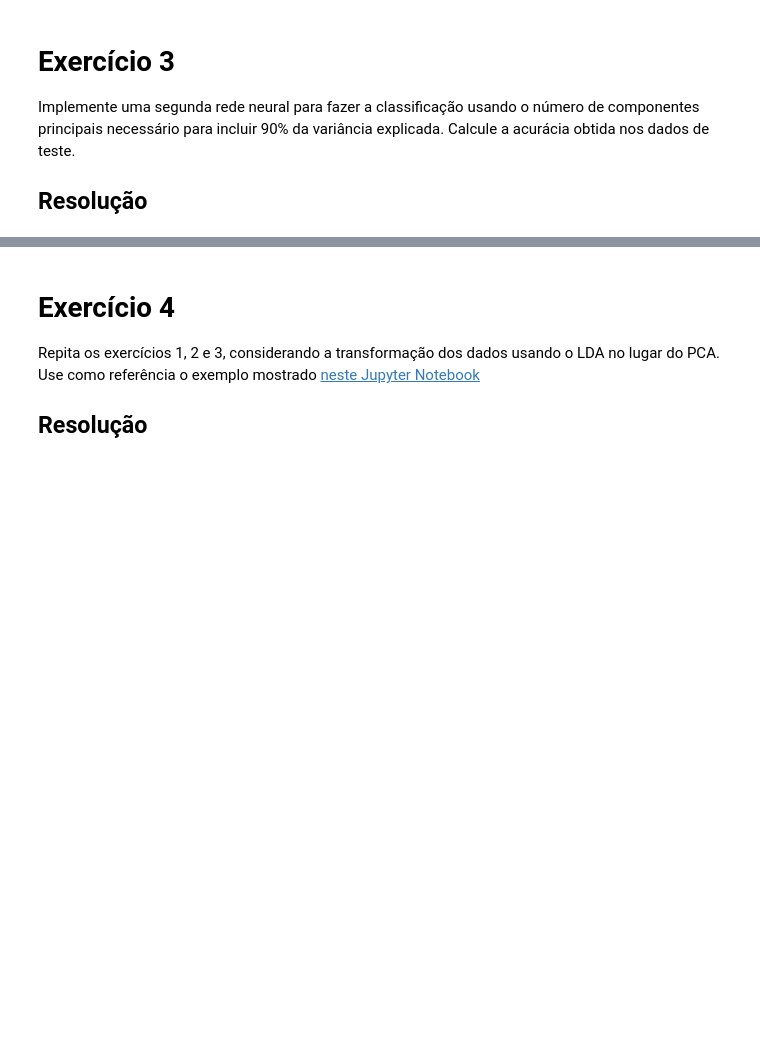
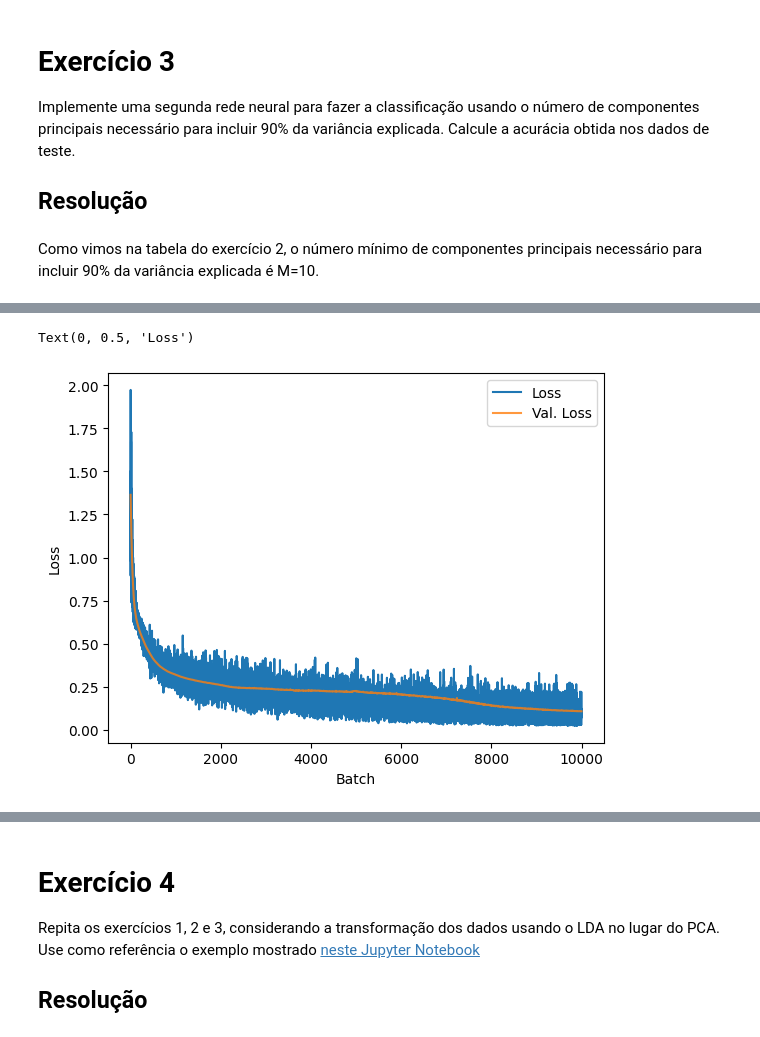
Before and after one commit to luanbalboa10/PCAeLDA, a Jupyter notebook: ex_aula_pca/ex_aula_pca.ipynb, the cells around one changed output, grey strips where cells are left out. Saved outputs shown, nothing was run; the diff lists cells and outputs as text; code cells hidden in the pictures; blank space fills up the shorter version.

```diff
--- a/ex_aula_pca/ex_aula_pca.ipynb
+++ b/ex_aula_pca/ex_aula_pca.ipynb
@@ -298,3 +385,5 @@ Aplique o PCA nos dados de entrada e obtenha uma matriz de dados transformados r
 Implemente uma segunda rede neural para fazer a classificação usando o número de componentes principais necessário para incluir 90% da variância explicada. Calcule a acurácia obtida nos dados de teste.
 
 ## Resolução
+# %% [markdown]
+Como vimos na tabela do exercício 2, o número mínimo de componentes principais necessário para incluir 90% da variância explicada é M=10.
@@ -300,0 +440,61 @@ Implemente uma segunda rede neural para fazer a classificação usando o número
+# %%
+
+#device = torch.device("cuda" if torch.cuda.is_available() else "cpu")
+
+# Aqui muda
+model_pca = ModelPCA().to(device=device)
+
+# Taxa de aprendizado
+eta = 0.001
+
+loss_function = nn.CrossEntropyLoss()
+optimizer = optim.Adam(model_pca.parameters(), lr=eta)
+
+Nb = 64 # Tamanho do mini-batch
+Ne = 1000 # Número de épocas
+# %%
+
+train_set_pca = TensorDataset(x_treino_pca, d_treino_tensor)
+train_loader_pca = torch.utils.data.DataLoader(train_set_pca, batch_size=Nb, shuffle=True)
+# %%
+# Treinamento
+losses = []
+val_losses = []
+
+x_val_pca = x_val_pca.to(device=device)
+d_val_tensor = d_val_tensor.to(device=device)
+
+for epoch in range(Ne):
+  for n, (X, d) in enumerate(train_loader_pca):
+
+    X = X.to(device=device)
+    d = d.to(device=device)
+
+    # Treinamento
+    model_pca.train()
+    model_pca.zero_grad()
+    y = model_pca(X)
+    loss = loss_function(y, d)
+    loss.backward()
+    optimizer.step()
+
+    # Validação
+    model_pca.eval()
+
+    with torch.no_grad():
+      y_val = model_pca(x_val_pca)
+      val_loss = loss_function(y_val, d_val_tensor)
+
+    losses.append(loss.item())
+    val_losses.append(val_loss.item())
+
+    if epoch % 1 == 0 and n == x_treino_pca.shape[0]//Nb - 1:
+      print(f"Epoch: {epoch} | Loss: {loss} | Val. Loss: {val_loss}")
+
+plt.figure()
+plt.plot(losses)
+plt.plot(val_losses, alpha=0.8)
+plt.legend(["Loss", "Val. Loss"])
+plt.xlabel("Batch")
+plt.ylabel("Loss")
+# %% [output]
@@ -300,0 +518,2 @@ Implemente uma segunda rede neural para fazer a classificação usando o número
+Text(0, 0.5, 'Loss')
+[figure, added]
```
Also changed, not shown: parts of 7 cells of this notebook.
